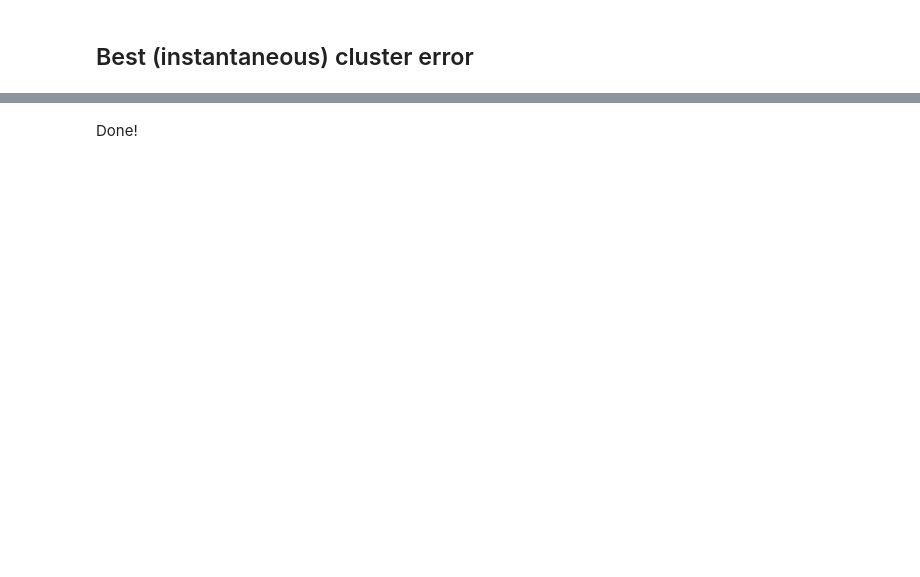
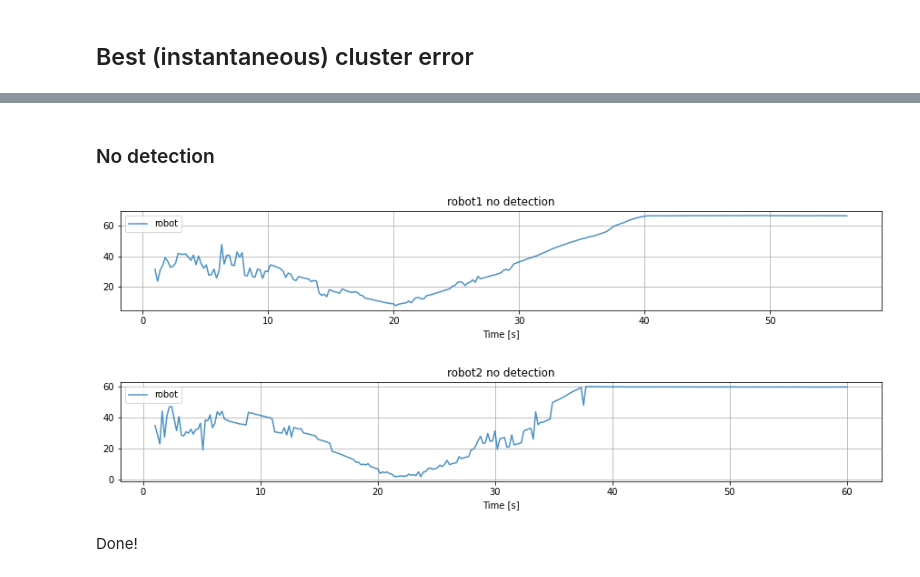
Before and after one commit to leoniloris/Multi-Robot-Localization, a Jupyter notebook: experiments.ipynb, the cells around one changed output, grey strips where cells are left out. Saved outputs shown, nothing was run; the diff lists cells and outputs as text; code cells hidden in the pictures; blank space fills up the shorter version.

```diff
--- a/experiments.ipynb
+++ b/experiments.ipynb
@@ -179,2 +212,20 @@ for k, v in no_detection_dfs.items():
+# %% [markdown]
+### No detection
+# %%
+EXPERIMENT_LEN = 290
+
+robot1_accumulated_no_detection = np.zeros(EXPERIMENT_LEN)
+robot2_accumulated_no_detection = np.zeros(EXPERIMENT_LEN)
+for k, v in no_detection_dfs.items():
+    if 'robot1' in k:
+        robot1_accumulated_no_detection += v.best_cluster_error[:EXPERIMENT_LEN]
+    elif 'robot2' in k:
+        robot2_accumulated_no_detection += v.best_cluster_error[:EXPERIMENT_LEN]
+
+plot_best_instantaneous_cluster_error_accumulated(robot1_accumulated_no_detection, 'robot1 no detection', EXPERIMENT_LEN)
+plot_best_instantaneous_cluster_error_accumulated(robot2_accumulated_no_detection, 'robot2 no detection', EXPERIMENT_LEN)
+# %% [output]
+[figure, added]
+[figure, added]
 # %% [markdown]
 Done!
```
Also changed, not shown: parts of 23 cells of this notebook.
